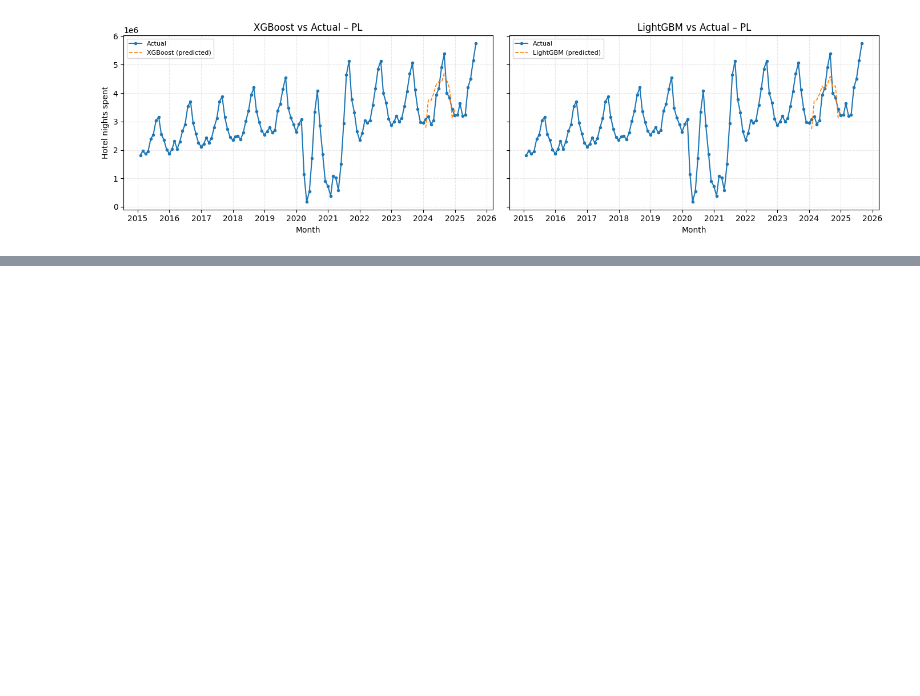
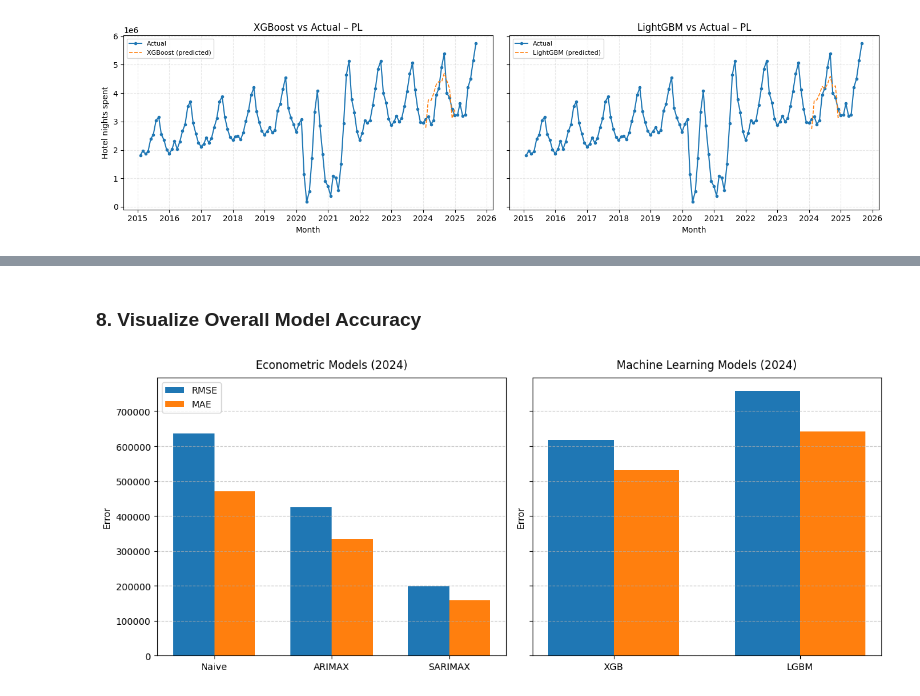
Before and after one commit to gsanaev/forecasting-explaining-hotel-demand-in-eu, a Jupyter notebook: notebooks/03-model-training.ipynb, the cells around one changed output, grey strips where cells are left out. Cells and saved outputs as stored; diff of their text form; code cells hidden in the pictures; blank space fills up the shorter version.

```diff
--- a/notebooks/03-model-training.ipynb
+++ b/notebooks/03-model-training.ipynb
@@ -1131 +874,45 @@ print(f"💾 Updated master predictions → {pred_path.resolve()}")
+# %% [markdown]
+### 8. Visualize Overall Model Accuracy
+# %%
+# %% -----------------------------------------------
+# STEP 16 — VISUALIZATION: MODEL ACCURACY COMPARISON
+# -----------------------------------------------
+
+# --- Compute mean metrics if not already in memory ---
+if "mean_metrics" not in locals():
+    mean_metrics = eval_tbl_all.mean(numeric_only=True).round(2)
+
+# --- Model categories ---
+econ_models = ["Naive", "ARIMAX", "SARIMAX"]
+ml_models   = ["XGB", "LGBM"]
+
+# --- Colors ---
+COLOR_RMSE = "#1f77b4"
+COLOR_MAE  = "#ff7f0e"
+
+def plot_group(ax, models, title):
+    rmse_vals = [mean_metrics.get(f"RMSE_yhat_{m.lower()}", np.nan) for m in models]
+    mae_vals  = [mean_metrics.get(f"MAE_yhat_{m.lower()}", np.nan)  for m in models]
+    x = np.arange(len(models))
+    width = 0.35
+
+    ax.bar(x - width/2, rmse_vals, width, label="RMSE", color=COLOR_RMSE)
+    ax.bar(x + width/2, mae_vals,  width, label="MAE",  color=COLOR_MAE)
+    ax.set_title(title, pad=10)
+    ax.set_xticks(x)
+    ax.set_xticklabels(models)
+    ax.set_ylabel("Error")
+    ax.grid(axis="y", linestyle="--", alpha=0.7)
+
+# --- Create figure ---
+fig, axes = plt.subplots(1, 2, figsize=(12, 5), sharey=True)
+
+plot_group(axes[0], econ_models, "Econometric Models (2024)")
+plot_group(axes[1], ml_models, "Machine Learning Models (2024)")
+
+axes[0].legend(loc="upper left")
+plt.tight_layout()
+plt.show()
+# %% [output]
+[figure, added]
 # %% [markdown]
```
Also changed, not shown: parts of 44 cells of this notebook.
